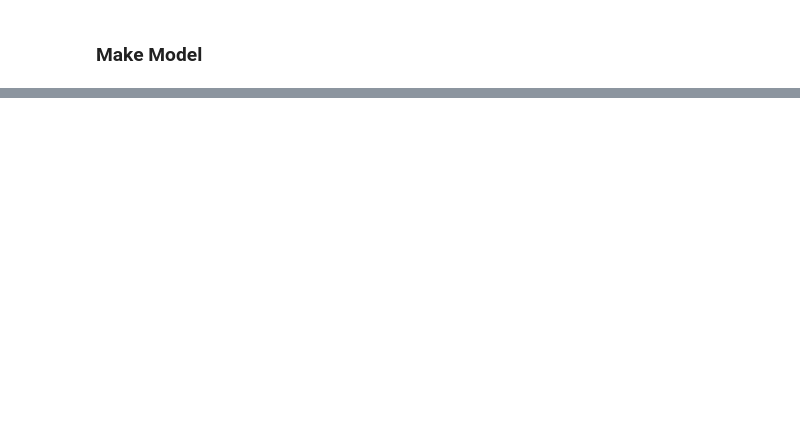
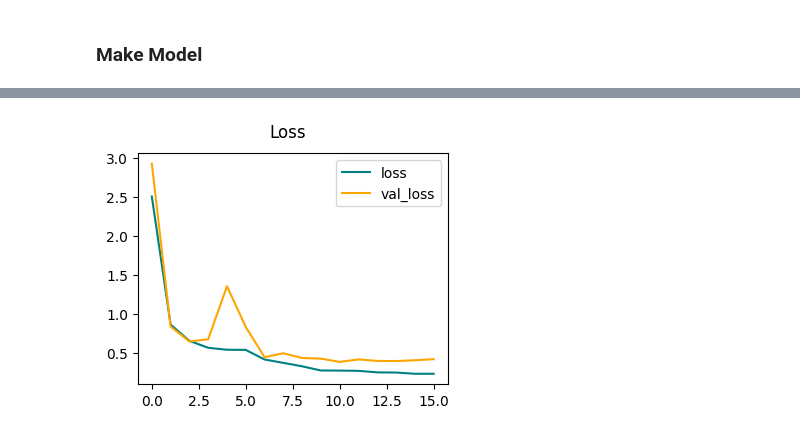
Before and after one commit to RiceWater/New-Thesis, a Jupyter notebook: img_cls.ipynb, the cells around one changed output, grey strips where cells are left out. Drawn from its saved outputs; the diff is of its cells as text; code cells hidden in the pictures; blank space fills up the shorter version.

```diff
--- a/img_cls.ipynb
+++ b/img_cls.ipynb
@@ -196,7 +93,7 @@ combined_test_dataset
 ### Make Model
 # %%
 model = Sequential()
-model.add(RandomFlip(mode='horizontal_and_vertical', seed=1, input_shape=(256,256,3)))
+model.add(RandomFlip(mode='horizontal', seed=1, input_shape=(256,256,3)))
 model.add(RandomRotation(factor=0.2, seed=1))
 
 model.add(Conv2D(input_shape=(256,256,3), filters=16, kernel_size=(3,3), padding="same"))
@@ -215,9 +112,9 @@ model.add(ReLU())
 model.add(MaxPooling2D())
 
 model.add(Flatten())
-model.add(Dropout(0.2))
+model.add(Dropout(0.2, seed=1))
 model.add(Dense(units=128,activation="relu"))
 model.add(Dense(units=64,activation="relu"))
 
 model.add(Dense(units=4, activation="softmax"))
-model.compile('adam', loss=tf.losses.CategoricalCrossentropy(), metrics=[tf.metrics.CategoricalAccuracy()])
+model.compile('adam', loss='categorical_crossentropy', metrics=['accuracy'])
@@ -225,0 +141,26 @@ model.compile('adam', loss=tf.losses.CategoricalCrossentropy(), metrics=[tf.metr
+# %%
+file_name = 'Model_V4-0-1_' + datetime.now().strftime("%Y%m%d-%H%M%S")
+log_dir = f'./logs/{file_name}'
+checkpoint_filepath = f'./checkpoints/{file_name}'
+
+tb_callback = tf.keras.callbacks.TensorBoard(log_dir=log_dir,
+                                             histogram_freq=1,
+                                             profile_batch=2,
+                                             write_graph=True,
+                                             write_images=True,
+                                             update_freq='epoch',
+                                             embeddings_freq=1
+                                            )
+es_callback = tf.keras.callbacks.EarlyStopping(monitor='val_accuracy',
+                                               patience=5)
+cp_callback = tf.keras.callbacks.ModelCheckpoint(filepath=checkpoint_filepath,
+                                                         monitor='val_accuracy',
+                                                         mode='auto',
+                                                         save_best_only=True,
+                                                         verbose=1)
+reduce_lr = tf.keras.callbacks.ReduceLROnPlateau(monitor='val_accuracy',
+                                                 factor=0.3,
+                                                 patience=2,
+                                                 min_delta=0.001,
+                                                 mode='auto',
+                                                 verbose=1)
@@ -225,0 +169,6 @@ model.compile('adam', loss=tf.losses.CategoricalCrossentropy(), metrics=[tf.metr
+# %%
+hist = model.fit(train_set,
+                 validation_data=val_set,
+                 epochs=35,
+                 verbose=1,
+                 callbacks=[tb_callback, es_callback, cp_callback, reduce_lr])
@@ -225,0 +222,9 @@ model.compile('adam', loss=tf.losses.CategoricalCrossentropy(), metrics=[tf.metr
+# %%
+fig = plt.figure(figsize=(4,3))
+plt.plot(hist.history['loss'], color='teal', label='loss')
+plt.plot(hist.history['val_loss'], color='orange', label='val_loss')
+plt.suptitle('Loss')
+plt.legend(loc='upper right')
+plt.show()
+# %% [output]
+[figure, added]
```
Also changed, not shown: parts of 84 cells of this notebook, 44 other files.
